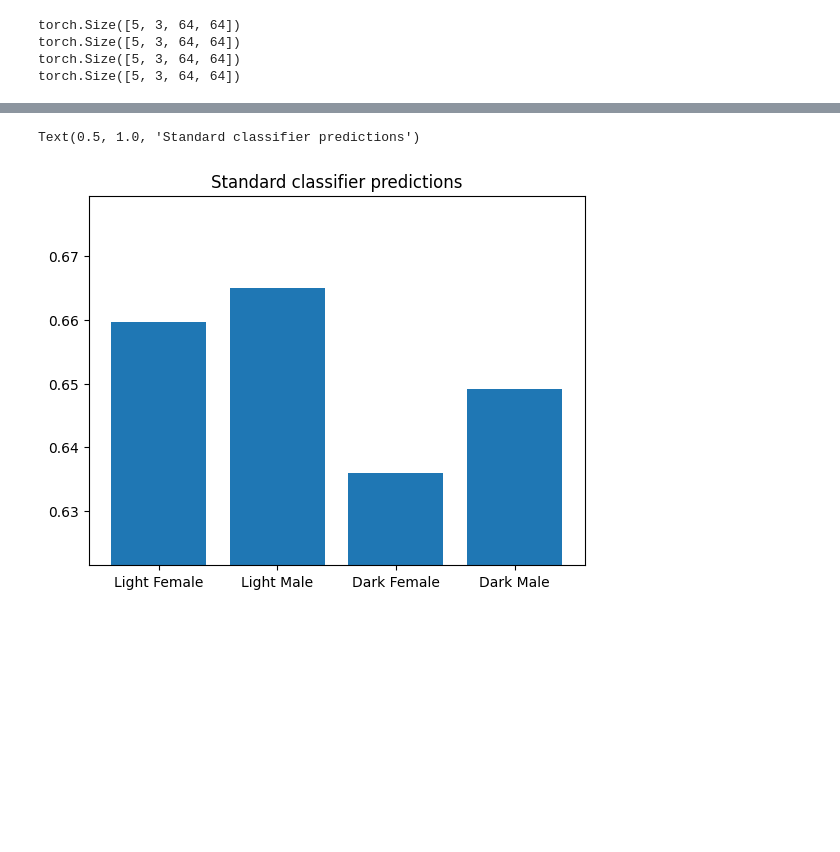
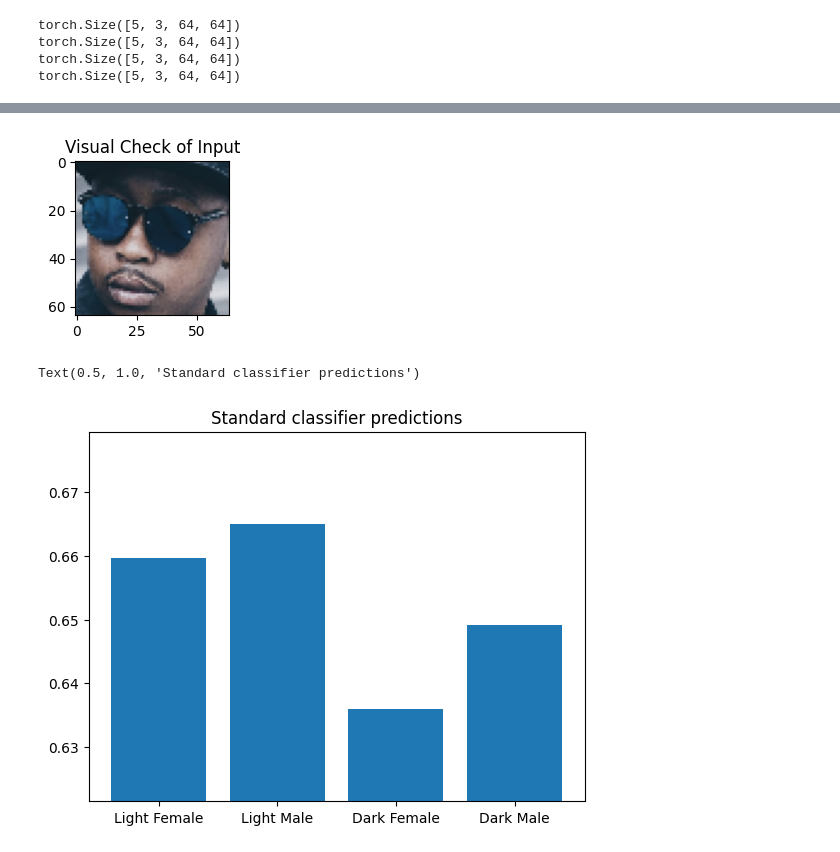
Before and after one commit to zuhthisahan/Face_Recognition_DE_VAE, a Jupyter notebook: face_Detection.ipynb, the cells around one changed output, grey strips where cells are left out. Drawn from its saved outputs; the diff is of its cells as text; code cells hidden in the pictures; blank space fills up the shorter version.

```diff
--- a/face_Detection.ipynb
+++ b/face_Detection.ipynb
@@ -214,9 +353,12 @@ plt.grid(False)
 # %%
 class Face_CNN(nn.Module):
-  def __init__(self):
-    super().__init__()
+  def __init__(self, output=1):
+    super(Face_CNN, self).__init__()
     # Build the layers
     # Block 1
+    self.output=output
+
+    #o/p = [w + 2p -k]/s + 1
     self.features = nn.Sequential(
             nn.Conv2d(3, 32, 3, stride=2, padding=1),
             nn.BatchNorm2d(32),
@@ -237,7 +379,7 @@ class Face_CNN(nn.Module):
             nn.Flatten(),
             nn.Linear(128 *4 *4, 256),
             nn.ReLU(),
-            nn.Linear(256, 1)
+            nn.Linear(256, output)
         )
   def forward(self, x):
         x = self.features(x)
@@ -575,2 +664,63 @@ Text(0.5, 1.0, 'Standard classifier predictions')
 # %%
+import torch
+from torchvision import transforms
+
+# 1. ENSURE MODEL IS IN EVALUATION MODE
+# This fixes the Batch Normalization layers
+check_model.eval()
+
+# 2. Define Transform (Must match Training exactly)
+# Your training used 64x64, so we must use 64x64 here.
+transform_new = transforms.Compose([
+    transforms.Resize((64, 64))
+])
+
+test_faces_dict = {}
+keys = ["Light Female", "Light Male", "Dark Female", "Dark Male"]
+
+# 3. Process the images
+for (x, key) in zip(test_faces, keys):
+    # x is likely a numpy array or list of shape (3, H, W) based on your print output
+    x_tensor = torch.tensor(x, dtype=torch.float32).to(device)
+
+    # Ensure shape is (Channel, Height, Width) before resizing
+    # If x is (H, W, C), you need x_tensor = x_tensor.permute(2, 0, 1)
+
+    # Apply Resize
+    x_transformed = transform_new(x_tensor)
+
+    test_faces_dict[key] = x_transformed
+
+standard_classifier_probs_list = []
+
+# 4. Inference Loop
+print(f"Model expected input size: 64x64")
+
+for key, imgs in test_faces_dict.items():
+    # imgs is currently shape [5, 3, 64, 64]
+
+    with torch.no_grad():
+        # Pass data to model
+        outputs = check_model(imgs)
+
+        # Calculate probabilities
+        probs = torch.sigmoid(outputs)
+
+        # Prediction Threshold
+        preds = probs > 0.5
+
+        mean_prob_for_category = probs.mean().item()
+        standard_classifier_probs_list.append(mean_prob_for_category)
+
+    print(f"Category: {key}")
+    for i, p in enumerate(preds):
+        print(f"  Image {i+1}: {p.item()}, Probability: {probs[i].item():.4f}")
+
+# Optional: Visual Check
+# Plot the last image seen to ensure it wasn't distorted
+import matplotlib.pyplot as plt
+plt.figure(figsize=(2,2))
+plt.imshow(imgs[0].cpu().permute(1,2,0)) # Convert (C,H,W) -> (H,W,C) for plot
+plt.title("Visual Check of Input")
+plt.show()
 # %% [output]
@@ -578 +744,2 @@ TypeError: 'float' object is not subscriptable
+[figure, added]
 # %%
```
Also changed, not shown: parts of 49 cells of this notebook, 2 other files.
